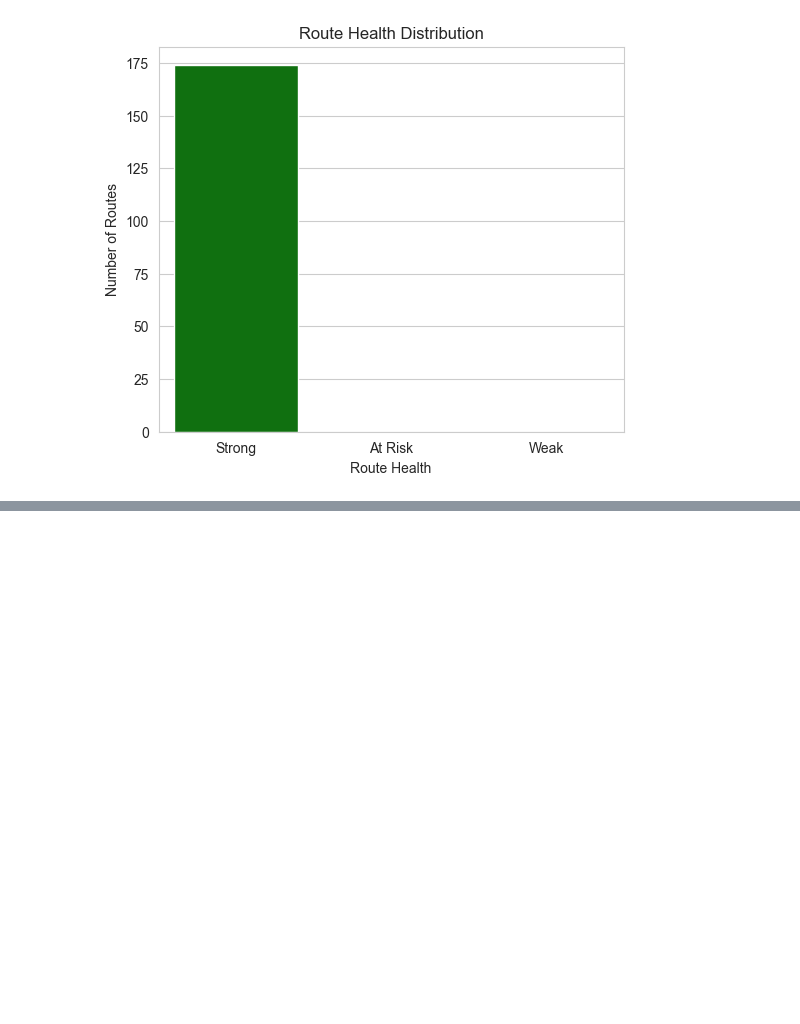
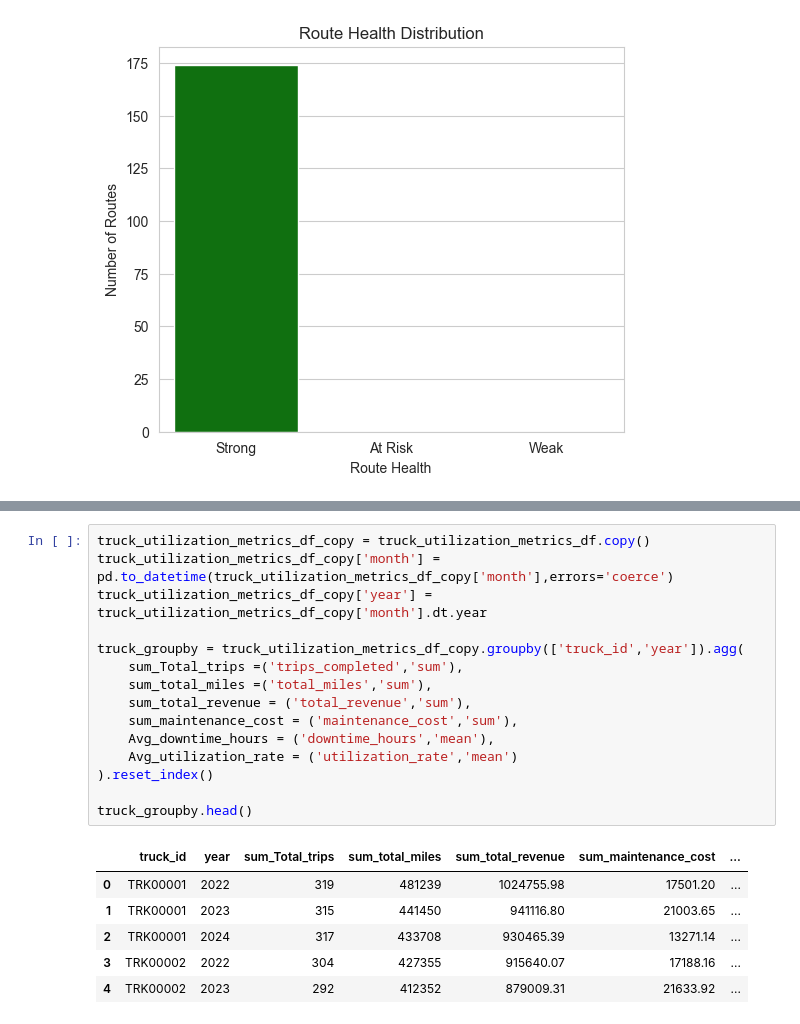
Before and after one commit to amanchaurasia512/Logistic_Operation_Truck_Database, a Jupyter notebook: NoteBook/Logistic_operation_Full_analysis.ipynb, the cells around one changed output, grey strips where cells are left out. Saved outputs shown, nothing was run; the diff lists cells and outputs as text; blank space fills up the shorter version.

```diff
--- a/NoteBook/Logistic_operation_Full_analysis.ipynb
+++ b/NoteBook/Logistic_operation_Full_analysis.ipynb
@@ -1721,0 +1740,22 @@ plt.show()
+# %%
+truck_utilization_metrics_df_copy = truck_utilization_metrics_df.copy()
+truck_utilization_metrics_df_copy['month'] = pd.to_datetime(truck_utilization_metrics_df_copy['month'],errors='coerce')
+truck_utilization_metrics_df_copy['year'] = truck_utilization_metrics_df_copy['month'].dt.year
+
+truck_groupby = truck_utilization_metrics_df_copy.groupby(['truck_id','year']).agg(
+    sum_Total_trips =('trips_completed','sum'),
+    sum_total_miles =('total_miles','sum'),
+    sum_total_revenue = ('total_revenue','sum'),
+    sum_maintenance_cost = ('maintenance_cost','sum'),
+    Avg_downtime_hours = ('downtime_hours','mean'),
+    Avg_utilization_rate = ('utilization_rate','mean')
+).reset_index()
+
+truck_groupby.head()
+# %% [output]
+|  | truck_id | year | sum_Total_trips | sum_total_miles | sum_total_revenue | sum_maintenance_cost | ... |
+| 0 | TRK00001 | 2022 | 319 | 481239 | 1024755.98 | 17501.20 | ... |
+| 1 | TRK00001 | 2023 | 315 | 441450 | 941116.80 | 21003.65 | ... |
+| 2 | TRK00001 | 2024 | 317 | 433708 | 930465.39 | 13271.14 | ... |
+| 3 | TRK00002 | 2022 | 304 | 427355 | 915640.07 | 17188.16 | ... |
+| 4 | TRK00002 | 2023 | 292 | 412352 | 879009.31 | 21633.92 | ... |
```
Also changed, not shown: parts of 11 cells of this notebook, 4 other files.
